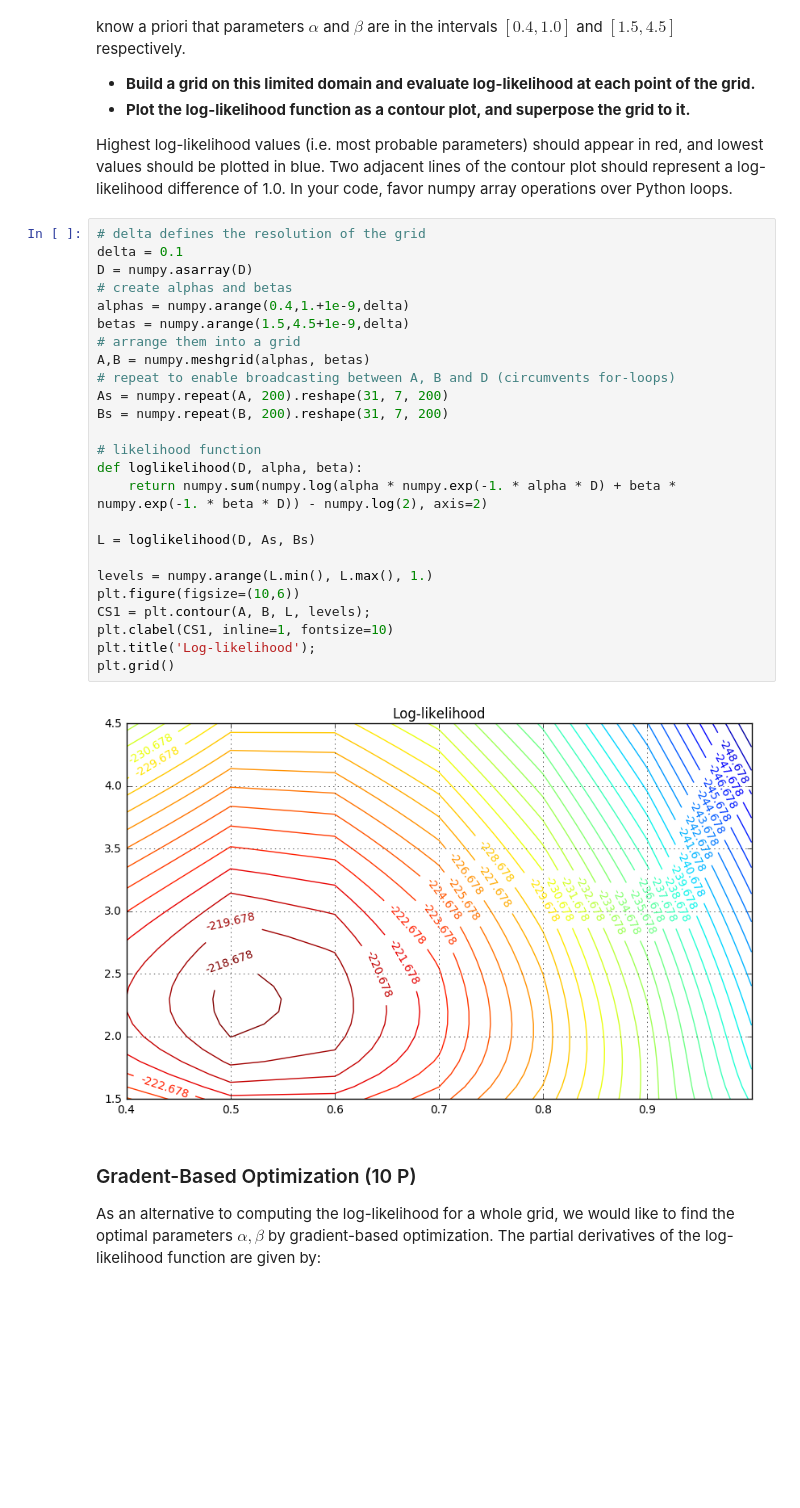
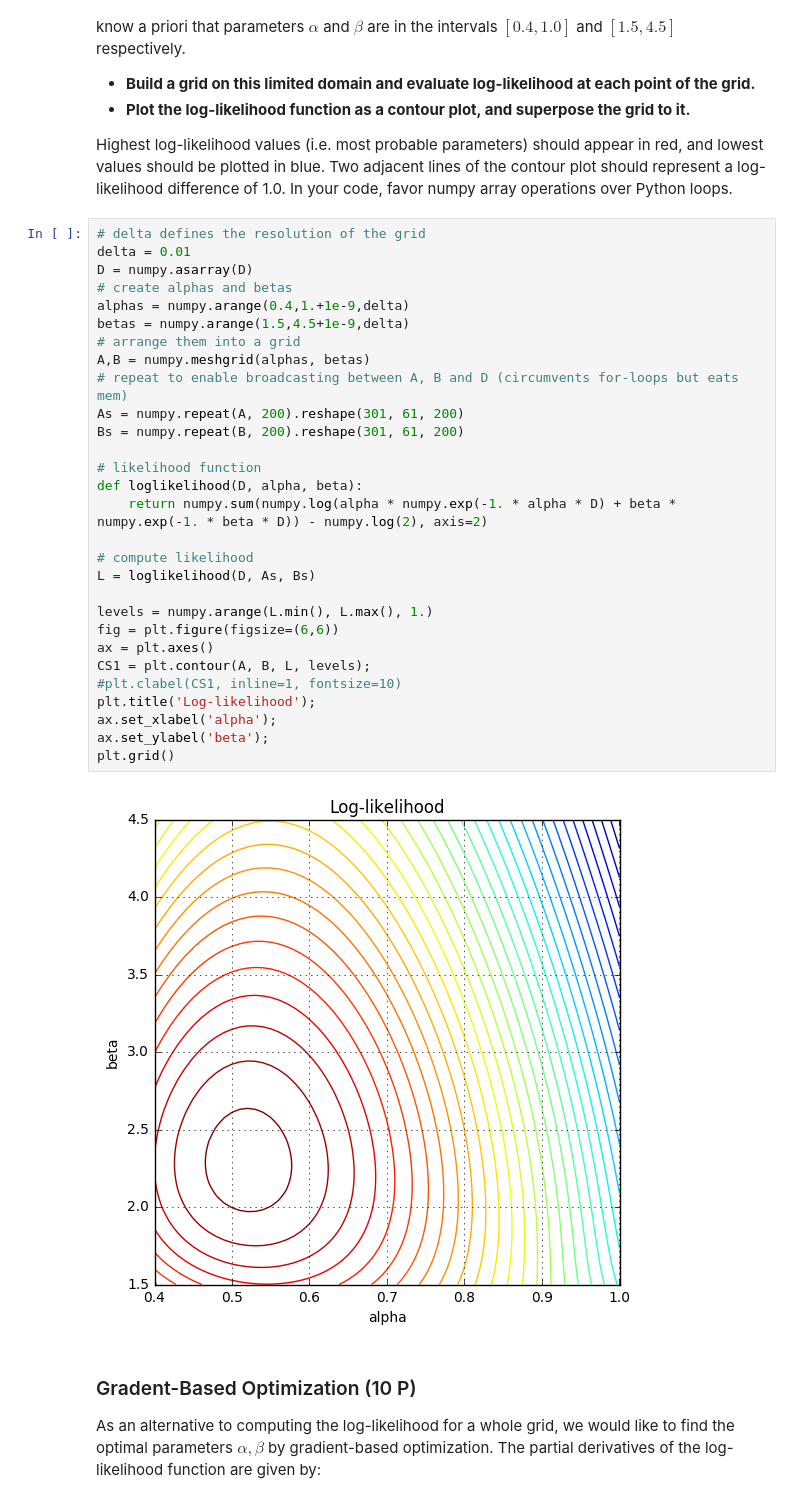
Before and after one commit to SobraBadTime/ML1, a Jupyter notebook: Exercise02/prog/sheet02.ipynb, the cells around one changed output. Cells and saved outputs as stored; diff of their text form; blank space fills up the shorter version.

```diff
--- a/Exercise02/prog/sheet02.ipynb
+++ b/Exercise02/prog/sheet02.ipynb
@@ -145,31 +152,35 @@ Unfortunately, it is difficult to extract the parameters $\alpha,\beta$ analytic
 Highest log-likelihood values (i.e. most probable parameters) should appear in red, and lowest values should be plotted in blue. Two adjacent lines of the contour plot should represent a log-likelihood difference of 1.0. In your code, favor numpy array operations over Python loops.
 # %%
 # delta defines the resolution of the grid
-delta = 0.1
+delta = 0.01
 D = numpy.asarray(D)
 # create alphas and betas
 alphas = numpy.arange(0.4,1.+1e-9,delta)
 betas = numpy.arange(1.5,4.5+1e-9,delta)
 # arrange them into a grid
 A,B = numpy.meshgrid(alphas, betas)
-# repeat to enable broadcasting between A, B and D (circumvents for-loops)
-As = numpy.repeat(A, 200).reshape(31, 7, 200)
-Bs = numpy.repeat(B, 200).reshape(31, 7, 200)
+# repeat to enable broadcasting between A, B and D (circumvents for-loops but eats mem)
+As = numpy.repeat(A, 200).reshape(301, 61, 200)
+Bs = numpy.repeat(B, 200).reshape(301, 61, 200)
 
 # likelihood function
 def loglikelihood(D, alpha, beta):
     return numpy.sum(numpy.log(alpha * numpy.exp(-1. * alpha * D) + beta * numpy.exp(-1. * beta * D)) - numpy.log(2), axis=2)
 
+# compute likelihood
 L = loglikelihood(D, As, Bs)
 
 levels = numpy.arange(L.min(), L.max(), 1.)
-plt.figure(figsize=(10,6))
+fig = plt.figure(figsize=(6,6))
+ax = plt.axes()
 CS1 = plt.contour(A, B, L, levels);
-plt.clabel(CS1, inline=1, fontsize=10)
+#plt.clabel(CS1, inline=1, fontsize=10)
 plt.title('Log-likelihood');
+ax.set_xlabel('alpha');
+ax.set_ylabel('beta');
 plt.grid()
 # %% [output]
-[figure, old version]
+[figure, new version]
 # %% [markdown]
 ### Gradent-Based Optimization (10 P)
 
```
Also changed, not shown: parts of 7 cells of this notebook.
